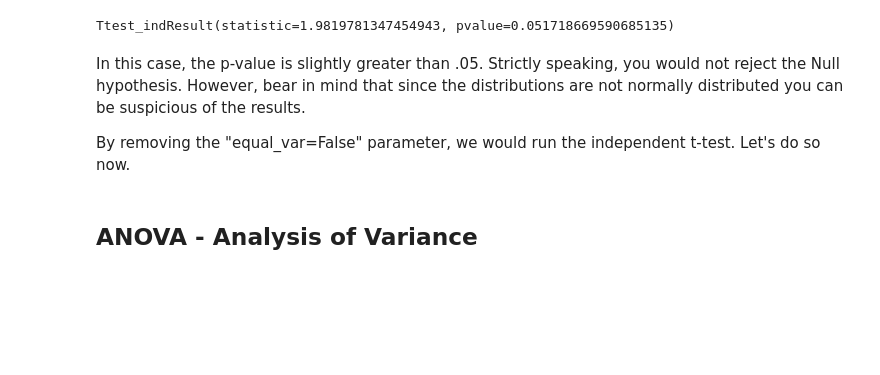
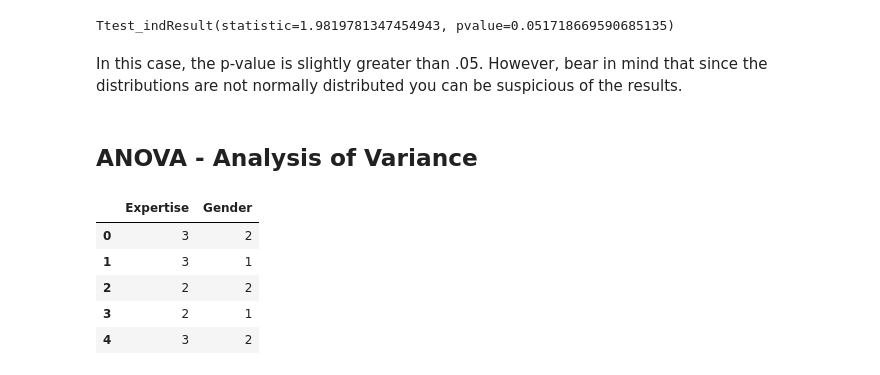
Before and after one commit to ttellner/GameDataScienceInPython, a Jupyter notebook: Labs_Chapter3_Python/Chapter3_Lab2.ipynb, the cells around one changed output. Saved outputs shown, nothing was run; the diff lists cells and outputs as text; code cells hidden in the pictures; blank space fills up the shorter version.

```diff
--- a/Labs_Chapter3_Python/Chapter3_Lab2.ipynb
+++ b/Labs_Chapter3_Python/Chapter3_Lab2.ipynb
@@ -103,8 +103,17 @@ print(stats.ttest_ind(exper_df["Kills"], inex_df["Kills"], equal_var = False))
 # %% [output]
 Ttest_indResult(statistic=1.9819781347454943, pvalue=0.051718669590685135)
 # %% [markdown]
-In this case, the p-value is slightly greater than .05. Strictly speaking, you would not reject the Null hypothesis. However, bear in mind that since the distributions are not normally distributed you can be suspicious of the results.
-
-By removing the "equal_var=False" parameter, we would run the independent t-test. Let's do so now.
+In this case, the p-value is slightly greater than .05. However, bear in mind that since the distributions are not normally distributed you can be suspicious of the results.
 # %% [markdown]
 ## ANOVA - Analysis of Variance
+# %%
+vpal_df2 = pd.read_csv("GamingExpertese&Gender.csv")
+vpal_df2 = pd.DataFrame(vpal_df2)
+vpal_df2.head()
+# %% [output]
+|  | Expertise | Gender |
+| 0 | 3 | 2 |
+| 1 | 3 | 1 |
+| 2 | 2 | 2 |
+| 3 | 2 | 1 |
+| 4 | 3 | 2 |
```
Also changed, not shown: parts of 22 cells of this notebook.
